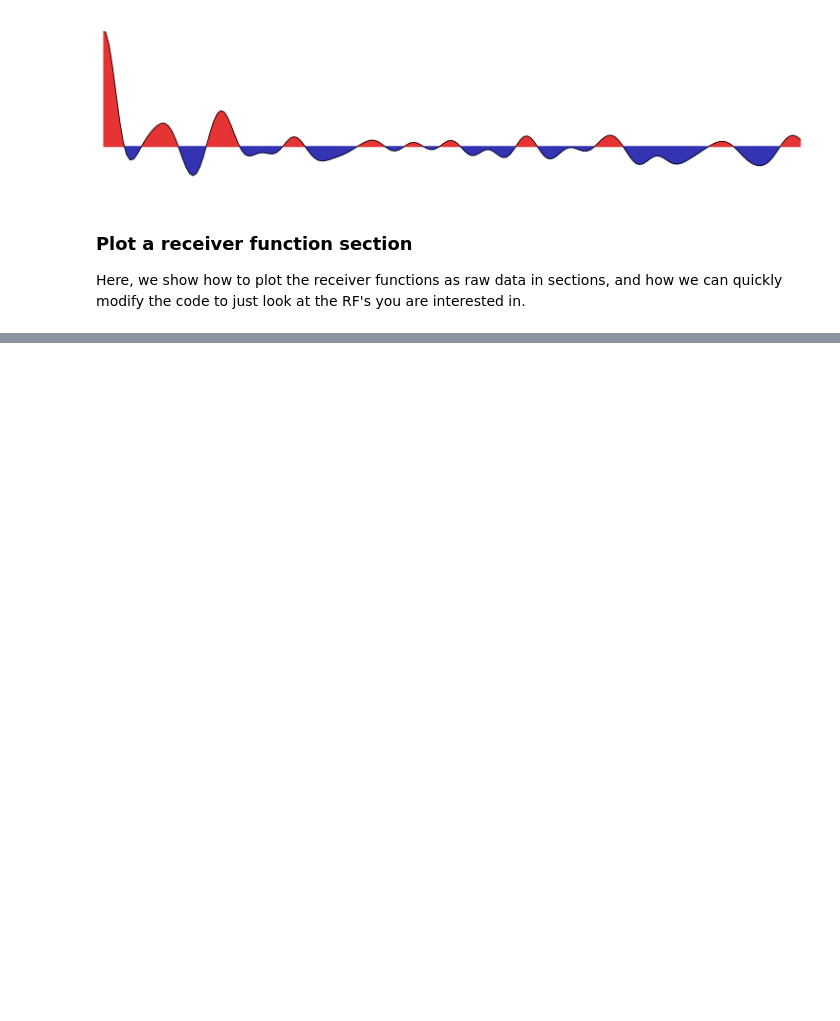
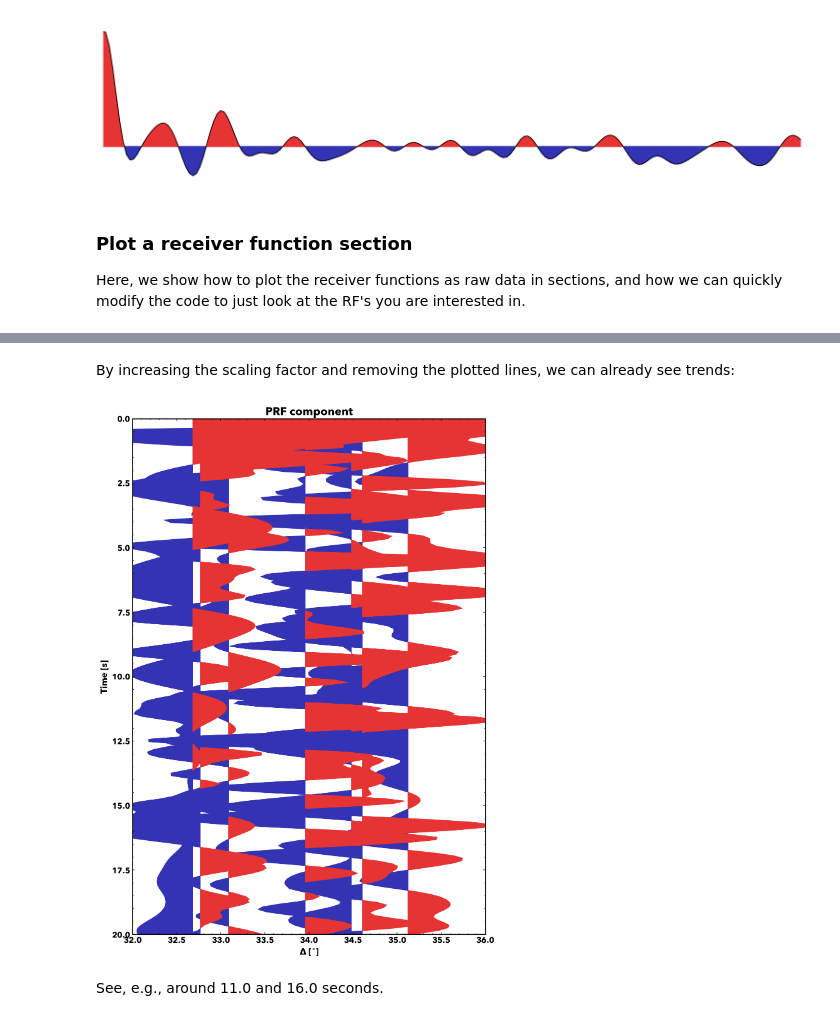
Before and after one commit to PyGLImER/PyGLImER, a Jupyter notebook: examples/00_DataCollection.ipynb, the cells around one changed output, grey strips where cells are left out. Saved outputs shown, nothing was run; the diff lists cells and outputs as text; code cells hidden in the pictures; blank space fills up the shorter version.

```diff
--- a/examples/00_DataCollection.ipynb
+++ b/examples/00_DataCollection.ipynb
@@ -340,0 +350,11 @@ plot_section(rfst, scalingfactor=1.0, timelimits=(0, 20), epilimits=(32, 36))
+# %% [markdown]
+By increasing the scaling factor and removing the plotted lines, we can
+already see trends:
+# %%
+plot_section(rfst, scalingfactor=5.0,
+             timelimits=timelimits, epilimits=epilimits,
+             line=False)
+# %% [output]
+[figure, added]
+# %% [markdown]
+See, e.g., around 11.0 and 16.0 seconds.
```
Also changed, not shown: parts of 5 cells of this notebook, 1 other file.
